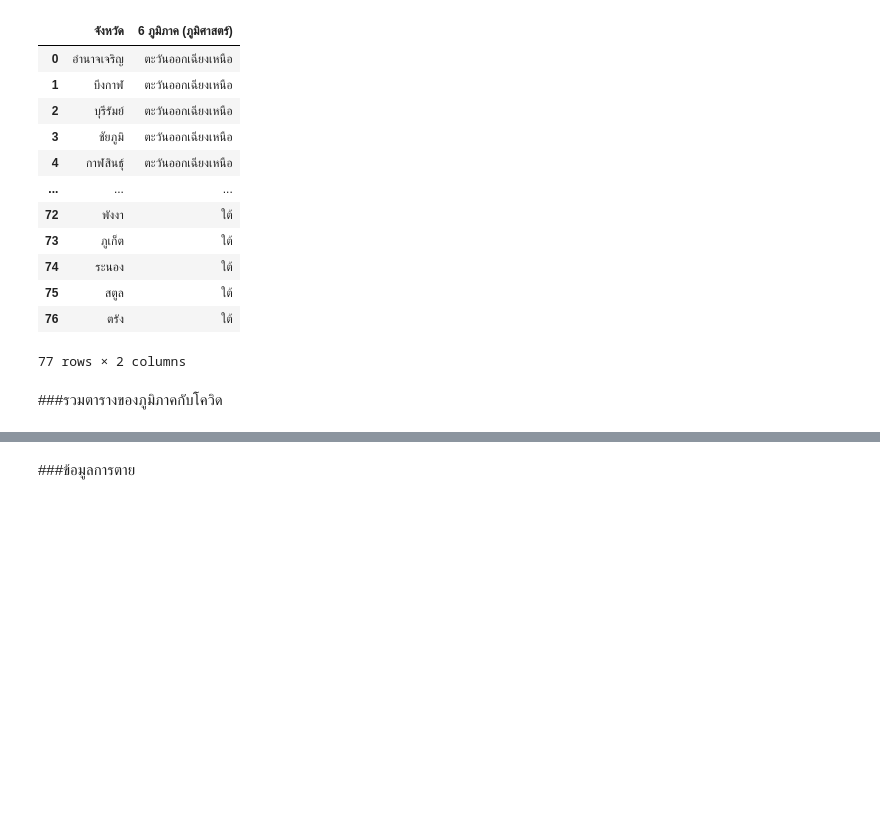
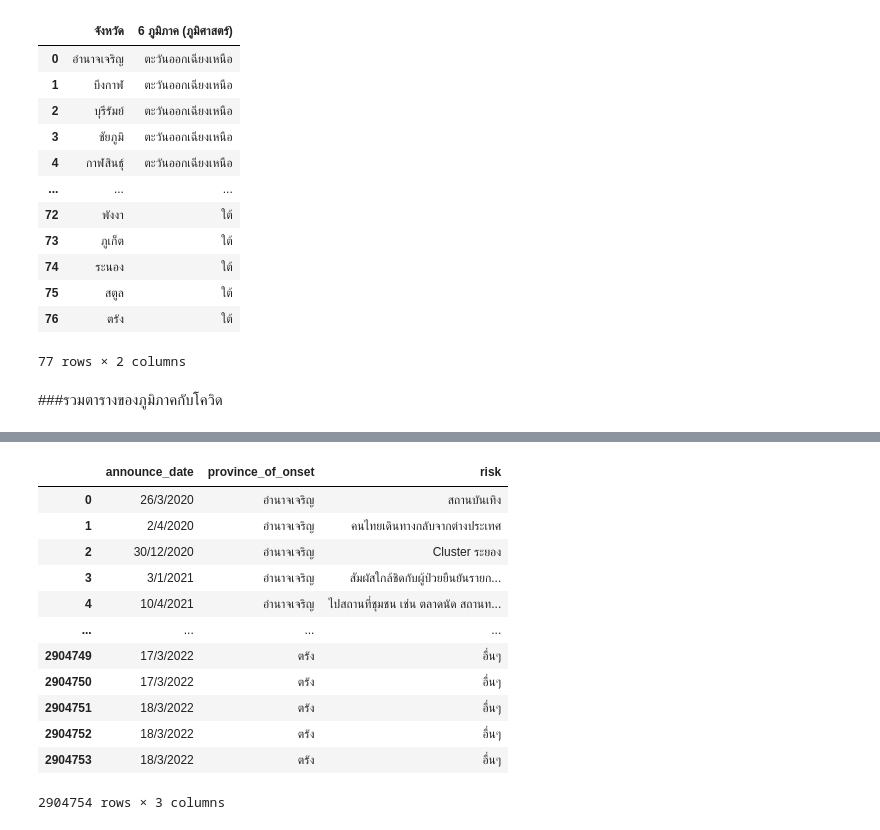
Before and after one commit to pondbaahh/data_viz_2022, a Jupyter notebook: Final_Project.ipynb, the cells around one changed output, grey strips where cells are left out. Drawn from its saved outputs; the diff is of its cells as text; code cells hidden in the pictures; blank space fills up the shorter version.

```diff
--- a/Final_Project.ipynb
+++ b/Final_Project.ipynb
@@ -479,3 +573,18 @@ case_pro
-# %% [markdown]
-###ข้อมูลการตาย
+# %%
+smaller_table = case_pro[['announce_date','province_of_onset','risk']]  #เลือกมาเฉพาะชื่อคอลัมน์ที่ต้องการ  เป็น list ลำดับมีความสำคัญ
+smaller_table
+# %% [output]
+|  | announce_date | province_of_onset | risk |
+| 0 | 26/3/2020 | อำนาจเจริญ | สถานบันเทิง |
+| 1 | 2/4/2020 | อำนาจเจริญ | คนไทยเดินทางกลับจากต่างประเทศ |
+| 2 | 30/12/2020 | อำนาจเจริญ | Cluster ระยอง |
+| 3 | 3/1/2021 | อำนาจเจริญ | สัมผัสใกล้ชิดกับผู้ป่วยยืนยันรายก... |
+| 4 | 10/4/2021 | อำนาจเจริญ | ไปสถานที่ชุมชน เช่น ตลาดนัด สถานท... |
+| ... | ... | ... | ... |
+| 2904749 | 17/3/2022 | ตรัง | อื่นๆ |
+| 2904750 | 17/3/2022 | ตรัง | อื่นๆ |
+| 2904751 | 18/3/2022 | ตรัง | อื่นๆ |
+| 2904752 | 18/3/2022 | ตรัง | อื่นๆ |
+| 2904753 | 18/3/2022 | ตรัง | อื่นๆ |
+2904754 rows × 3 columns
 # %%
```
Also changed, not shown: parts of 14 cells of this notebook.
